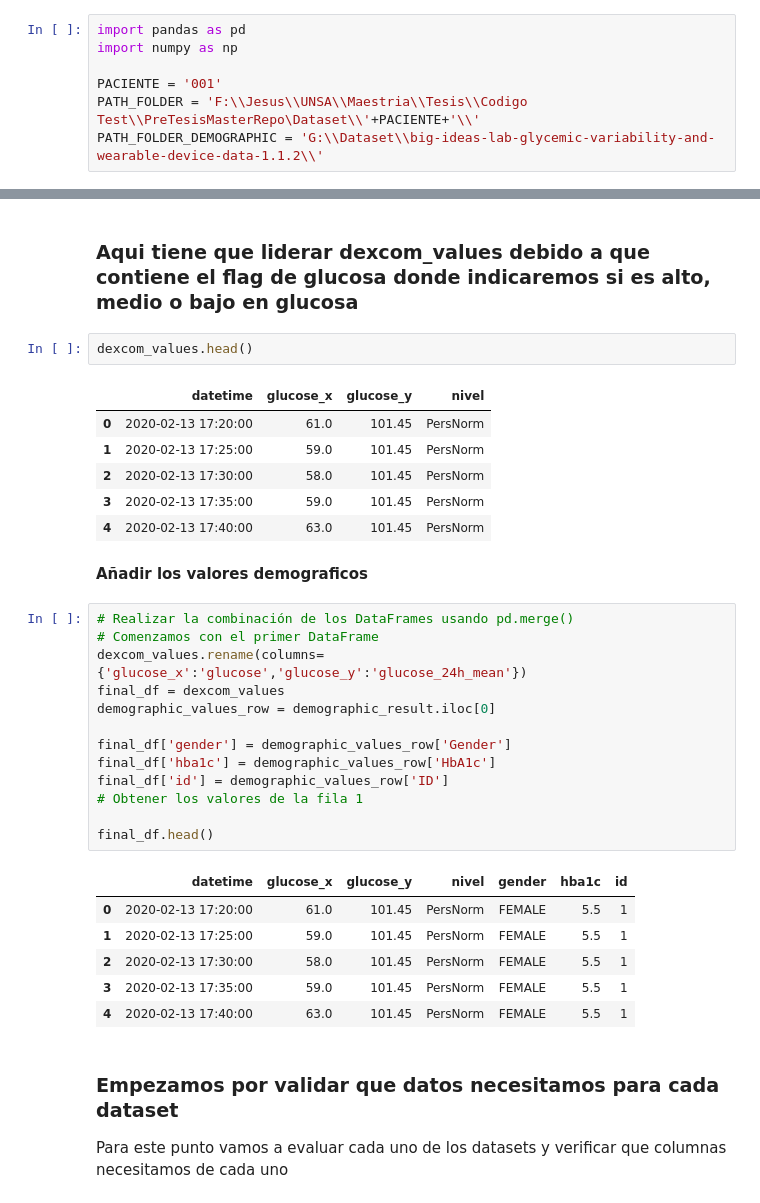
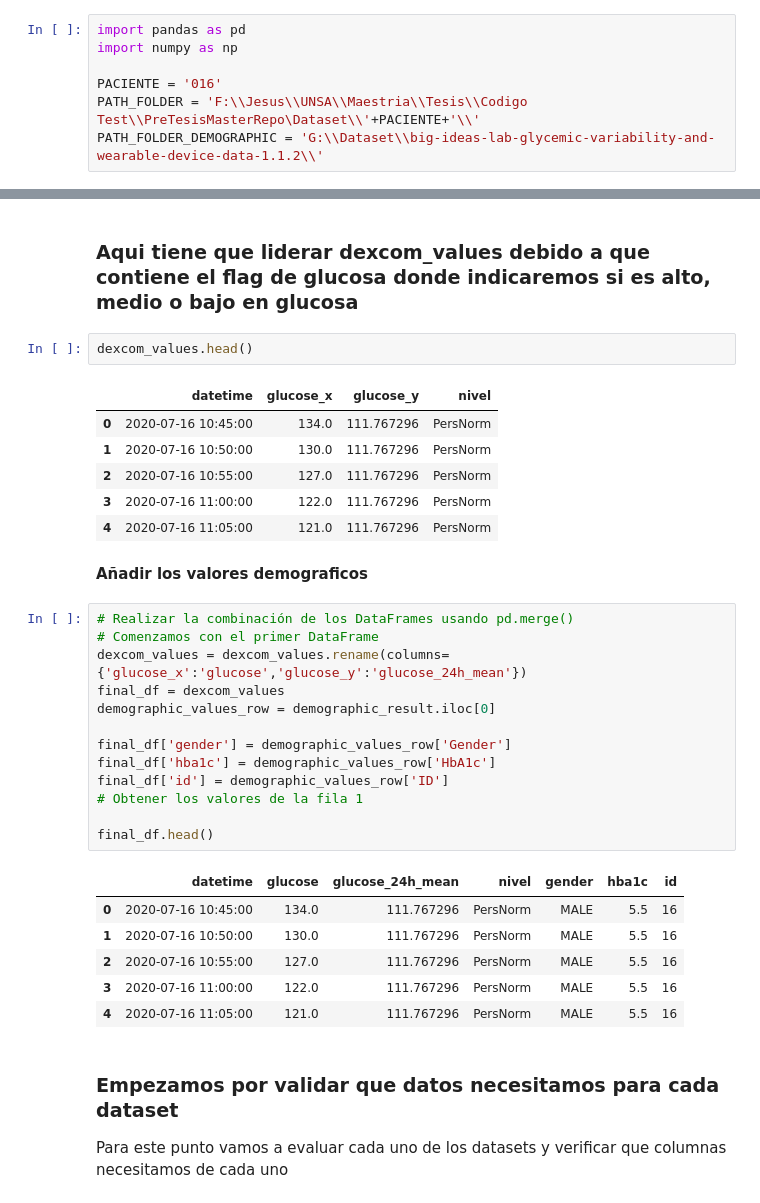
Before and after one commit to Alpha004/PreTesisMasterRepo, a Jupyter notebook: Dataset/CombineDatasets.ipynb, the cells around one changed output, grey strips where cells are left out. Cells and saved outputs as stored; diff of their text form.

Commit message:
fix: fix glucose values 0

```diff
--- a/Dataset/CombineDatasets.ipynb
+++ b/Dataset/CombineDatasets.ipynb
@@ -5,7 +5,7 @@ En este codigo, me encargo de realizar la combinacion de los datos en grupos de
 import pandas as pd
 import numpy as np
 
-PACIENTE = '001'
+PACIENTE = '016'
 PATH_FOLDER = 'F:\\Jesus\\UNSA\\Maestria\\Tesis\\Codigo Test\\PreTesisMasterRepo\Dataset\\'+PACIENTE+'\\'
 PATH_FOLDER_DEMOGRAPHIC = 'G:\\Dataset\\big-ideas-lab-glycemic-variability-and-wearable-device-data-1.1.2\\'
 # %%
@@ -96,33 +96,33 @@ food_24h_values = food_24h_values.fillna(0)
 dexcom_values.head()
 # %% [output]
 |  | datetime | glucose_x | glucose_y | nivel |
-| 0 | 2020-02-13 17:20:00 | 61.0 | 101.45 | PersNorm |
-| 1 | 2020-02-13 17:25:00 | 59.0 | 101.45 | PersNorm |
-| 2 | 2020-02-13 17:30:00 | 58.0 | 101.45 | PersNorm |
-| 3 | 2020-02-13 17:35:00 | 59.0 | 101.45 | PersNorm |
-| 4 | 2020-02-13 17:40:00 | 63.0 | 101.45 | PersNorm |
+| 0 | 2020-07-16 10:45:00 | 134.0 | 111.767296 | PersNorm |
+| 1 | 2020-07-16 10:50:00 | 130.0 | 111.767296 | PersNorm |
+| 2 | 2020-07-16 10:55:00 | 127.0 | 111.767296 | PersNorm |
+| 3 | 2020-07-16 11:00:00 | 122.0 | 111.767296 | PersNorm |
+| 4 | 2020-07-16 11:05:00 | 121.0 | 111.767296 | PersNorm |
 # %% [markdown]
 **Añadir los valores demograficos**
 # %%
 # Realizar la combinación de los DataFrames usando pd.merge()
 # Comenzamos con el primer DataFrame
-dexcom_values.rename(columns={'glucose_x':'glucose','glucose_y':'glucose_24h_mean'})
+dexcom_values = dexcom_values.rename(columns={'glucose_x':'glucose','glucose_y':'glucose_24h_mean'})
 final_df = dexcom_values
 demographic_values_row = demographic_result.iloc[0]
 
 final_df['gender'] = demographic_values_row['Gender']
 final_df['hba1c'] = demographic_values_row['HbA1c']
 final_df['id'] = demographic_values_row['ID']
 # Obtener los valores de la fila 1
 
 final_df.head()
 # %% [output]
-|  | datetime | glucose_x | glucose_y | nivel | gender | hba1c | id |
-| 0 | 2020-02-13 17:20:00 | 61.0 | 101.45 | PersNorm | FEMALE | 5.5 | 1 |
-| 1 | 2020-02-13 17:25:00 | 59.0 | 101.45 | PersNorm | FEMALE | 5.5 | 1 |
-| 2 | 2020-02-13 17:30:00 | 58.0 | 101.45 | PersNorm | FEMALE | 5.5 | 1 |
-| 3 | 2020-02-13 17:35:00 | 59.0 | 101.45 | PersNorm | FEMALE | 5.5 | 1 |
-| 4 | 2020-02-13 17:40:00 | 63.0 | 101.45 | PersNorm | FEMALE | 5.5 | 1 |
+|  | datetime | glucose | glucose_24h_mean | nivel | gender | hba1c | id |
+| 0 | 2020-07-16 10:45:00 | 134.0 | 111.767296 | PersNorm | MALE | 5.5 | 16 |
+| 1 | 2020-07-16 10:50:00 | 130.0 | 111.767296 | PersNorm | MALE | 5.5 | 16 |
+| 2 | 2020-07-16 10:55:00 | 127.0 | 111.767296 | PersNorm | MALE | 5.5 | 16 |
+| 3 | 2020-07-16 11:00:00 | 122.0 | 111.767296 | PersNorm | MALE | 5.5 | 16 |
+| 4 | 2020-07-16 11:05:00 | 121.0 | 111.767296 | PersNorm | MALE | 5.5 | 16 |
 # %% [markdown]
 ### Empezamos por validar que datos necesitamos para cada dataset
 Para este punto vamos a evaluar cada uno de los datasets y verificar que columnas necesitamos de cada uno
```
Also changed, not shown: parts of 30 cells of this notebook, 1 other file.
